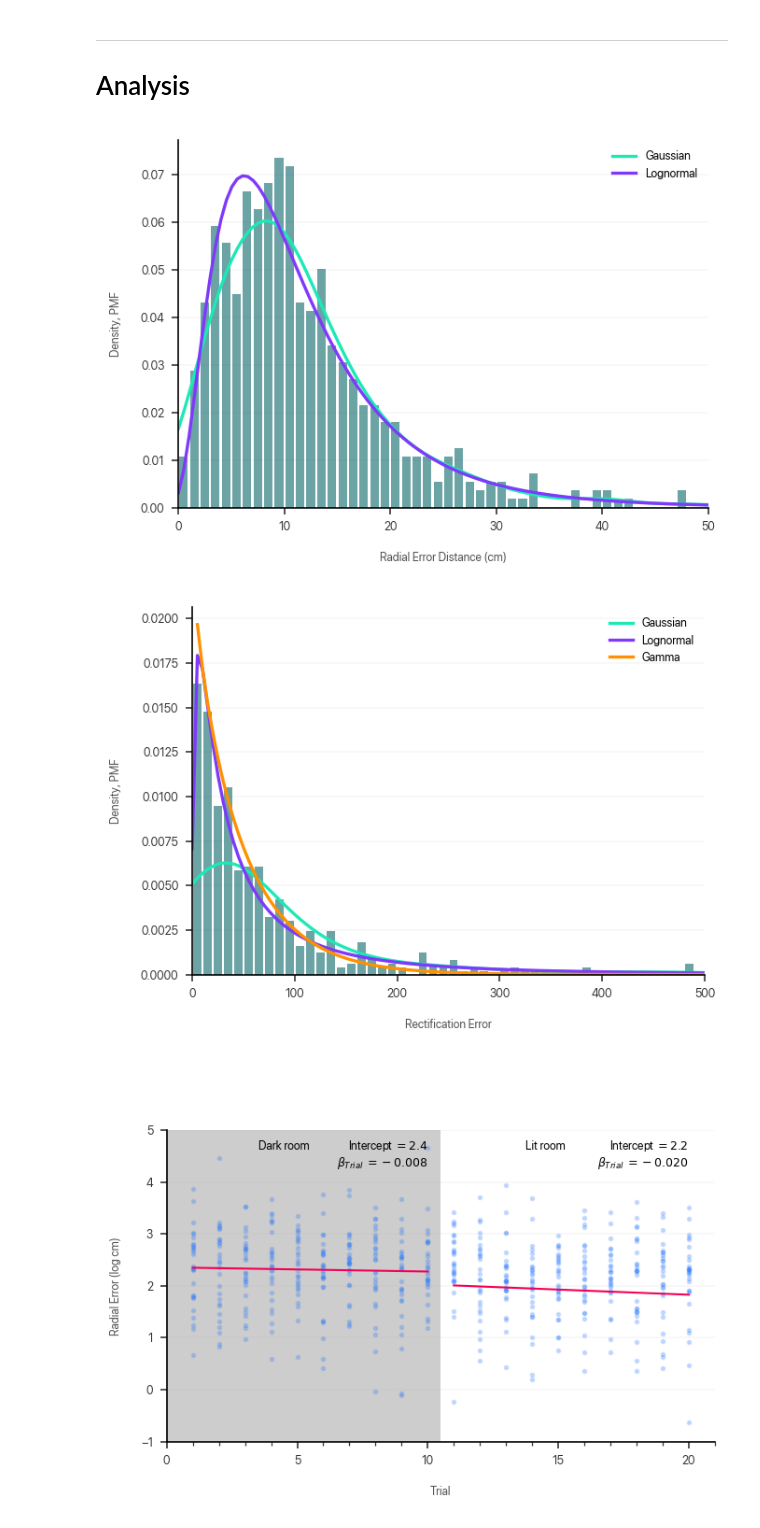
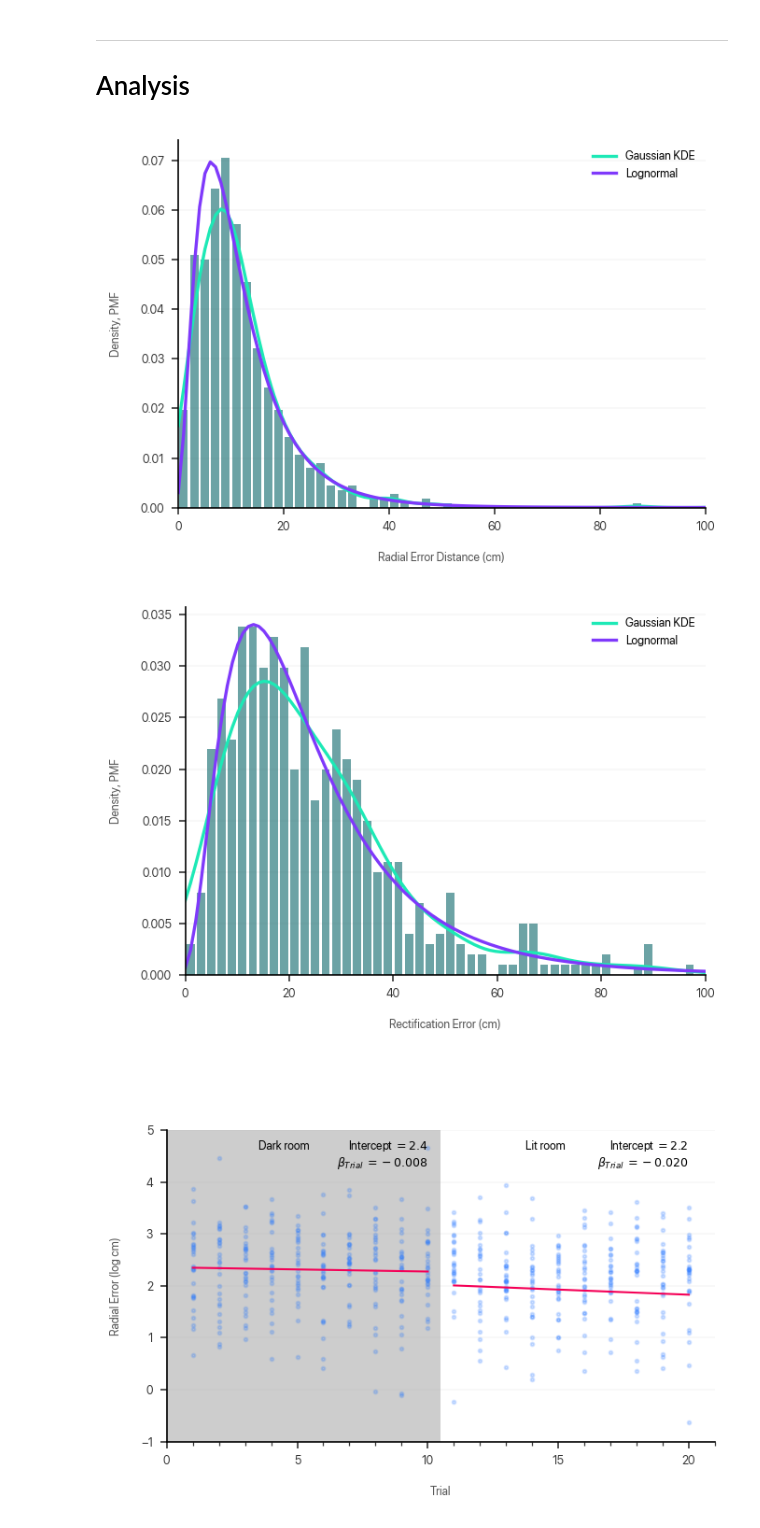
Before and after one commit to dlundgaard/BeerPongMastery, a Jupyter notebook: Analysis/analysis.ipynb, the cells around one changed output. Saved outputs shown, nothing was run; the diff lists cells and outputs as text; code cells hidden in the pictures.

Commit message:
new rectification metric

```diff
--- a/Analysis/analysis.ipynb
+++ b/Analysis/analysis.ipynb
@@ -456,7 +456,13 @@ aggregated = aggregate()
 
 aggregated[["PreviousErrorLateral", "PreviousErrorLongitude"]] = aggregated.groupby(["Participant",  "Condition"])[["ErrorLateral", "ErrorLongitude"]].shift()
 
-aggregated["RectificationError"] = aggregated.apply(lambda data: np.linalg.norm(np.cross(np.stack(data[["PreviousErrorLateral", "PreviousErrorLongitude"]].values), np.stack(data[["ErrorLateral", "ErrorLongitude"]].values - data[["PreviousErrorLateral", "PreviousErrorLongitude"]].values))), axis = 1)
+def calculate_recitfication_error(throw):
+    throw_error = np.stack(throw[["PreviousErrorLateral", "PreviousErrorLongitude"]].values)
+    optimal_adjustment = -throw_error
+    observed_adjustment = np.stack(throw[["PreviousErrorLateral", "PreviousErrorLongitude"]].values - throw[["ErrorLateral", "ErrorLongitude"]].values)
+    return np.linalg.norm(optimal_adjustment - observed_adjustment) # magnitude of deviation from optimal adjustment
+
+aggregated["RectificationError"] = aggregated.apply(calculate_recitfication_error, axis = 1)
 
 aggregated.to_csv("aggregated.csv", index = False)
 aggregated.set_index(["Session", "Player", "Condition", "Trial"]).round(2).head(10)
@@ -481,7 +487,7 @@ aggregated.set_index(["Session", "Player", "Condition", "Trial"]).round(2).head(
 def plot_outcome_distribution():
     values = aggregated["RadialError"]
     plt.figure()
-    data_range = 0, 50
+    data_range = 0, 100
     x_range = np.linspace(*data_range, num = 100)
     plt.hist(
         values,
@@ -494,7 +500,7 @@ def plot_outcome_distribution():
     plt.plot(
         x_range,
         stats.gaussian_kde(values)(x_range),
-        label = "Gaussian"
+        label = "Gaussian KDE"
     )
     plt.plot(
         x_range,
@@ -511,46 +517,40 @@ def plot_outcome_distribution():
 
 def plot_rectification_distribution():
     values = aggregated["RectificationError"].dropna()
+    data_range = 0, 100
     plt.figure()
-    data_range = 0, 500
     x_range = np.linspace(*data_range, num = 100)
     plt.hist(
         values,
         range = data_range,
         bins = 50,
         density=True,
         alpha = 0.6,
         rwidth=0.8
     )
     plt.plot(
         x_range,
         stats.gaussian_kde(values)(x_range),
-        label = "Gaussian"
+        label = "Gaussian KDE"
     )
     plt.plot(
         x_range,
         stats.lognorm.pdf(x_range, *stats.lognorm.fit(values)),
         label = "Lognormal"
     )
-    plt.plot(
-        x_range,
-        # stats.gamma.pdf(x_range, *stats.gamma.fit(values)),
-        stats.gamma.pdf(x_range, a  = 0.95, scale = 50),
-        label = "Gamma"
-    )
-    plt.xlabel("Rectification Error")
+    plt.xlabel("Rectification Error (cm)")
     plt.ylabel("Density, PMF")
     plt.title("")
     plt.legend(loc = "upper right")
     plt.xlim(data_range)
     # plt.ylim((0, 1))
     plt.tight_layout()
 
 plot_outcome_distribution()
 plot_rectification_distribution()
 # %% [output]
-[figure, old version]
+[figure, new version]
-[figure, old version]
+[figure, new version]
 # %%
 aggregated["LogRadialError"] = np.log(aggregated["RadialError"])
 
```
Also changed, not shown: parts of 3 cells of this notebook, 2 other files.
